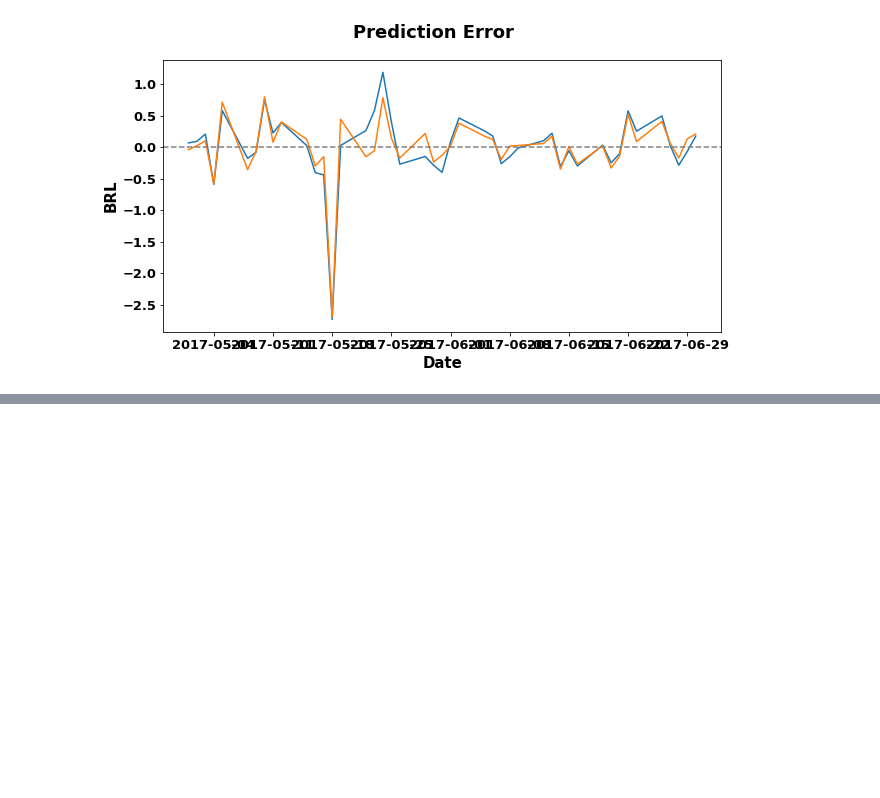
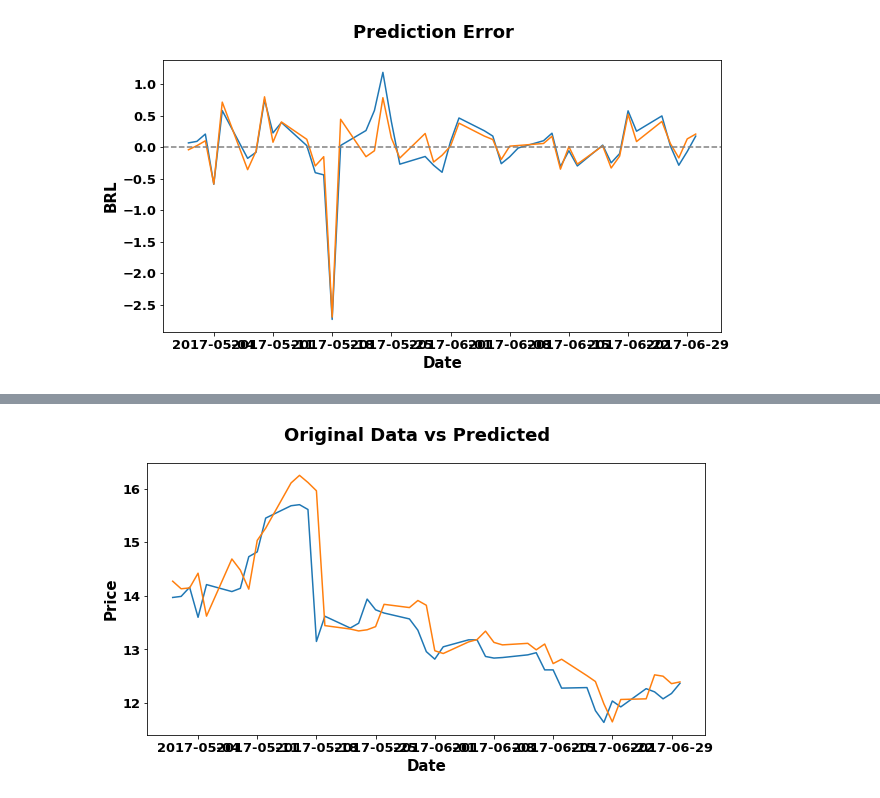
Before and after one commit to danilofrp/neural-stocks, a Jupyter notebook: notebooks/MLP.ipynb, the cells around one changed output, grey strips where cells are left out. Saved outputs shown, nothing was run; the diff lists cells and outputs as text; code cells hidden in the pictures; blank space fills up the shorter version.

```diff
--- a/notebooks/MLP.ipynb
+++ b/notebooks/MLP.ipynb
@@ -532,0 +535,17 @@ plotSeries([df['PETR4_Close_resid'], (df['PETR4_Close_resid'] - predictionsSimpl
+# %%
+columnsToUse = ['PETR4_Close_resid']
+
+xSimpleStdTrain, ySimpleStdTrain, xSimpleStdTest, ySimpleStdTest = prepData(df = df,
+                                                                columnsToUse = columnsToUse, columnToPredict = 'PETR4_Close_resid',
+                                                                nDelays = 10, testSetSize = len(df['2017']))
+
+xSimpleStdScaler = StandardScaler()
+xSimpleStdScaler.fit(xSimpleStdTrain)
+
+ySimpleStdScaler = StandardScaler()
+ySimpleStdScaler.fit(ySimpleStdTrain)
+
+xSimpleStdTrain = xSimpleStdScaler.transform(xSimpleStdTrain)
+xSimpleStdTest  = xSimpleStdScaler.transform(xSimpleStdTest)
+
+ySimpleStdTrain = ySimpleStdScaler.transform(ySimpleStdTrain)
@@ -532,0 +590,3 @@ plotSeries([df['PETR4_Close_resid'], (df['PETR4_Close_resid'] - predictionsSimpl
+# %%
+bestModelSimpleStd = load_model('./Models/PETR4_MLP_simpleStd.h5')
+bestModelSimpleStd.summary()
@@ -532,0 +617,15 @@ plotSeries([df['PETR4_Close_resid'], (df['PETR4_Close_resid'] - predictionsSimpl
+# %%
+predictionsSimpleStd = bestModelSimpleStd.predict(xSimpleStdTest)
+predictionsSimpleStd = ySimpleStdScaler.inverse_transform(predictionsSimpleStd)
+predictionsSimpleStd_clean = []
+for p in predictionsSimpleStd:
+    predictionsSimpleStd_clean.extend(p)
+predictionsSimpleStdSeries = pd.Series(predictionsSimpleStd_clean, index = df['2017'].index)
+
+plotSeries([df['PETR4_Close_trend']+ df['PETR4_Close_resid'],
+#            df['PETR4_Close_trend'],
+            df['PETR4_Close_trend'] + predictionsSimpleStdSeries],
+           initialPlotDate = '2017-05', finalPlotDate = '2017-06',
+           title = 'Original Data vs Predicted', ylabel = 'Price')
+# %% [output]
+[figure, added]
```
Also changed, not shown: parts of 6 cells of this notebook.
